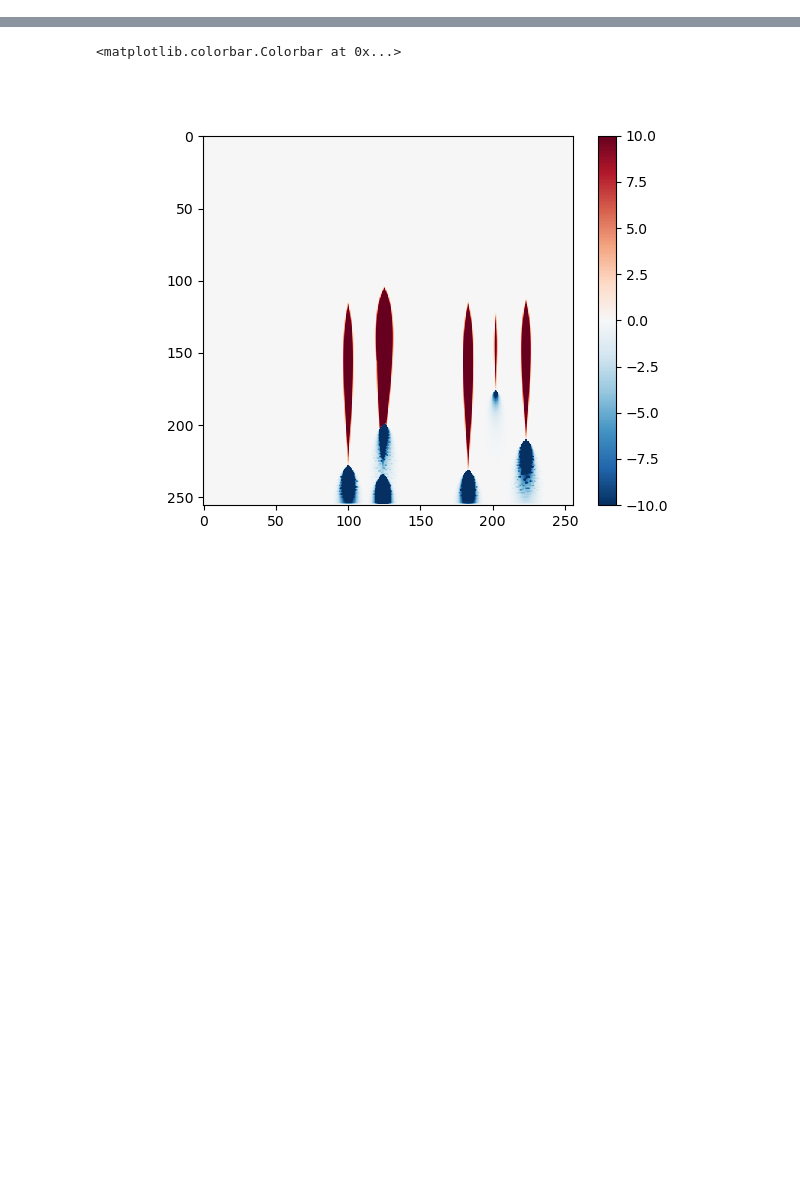
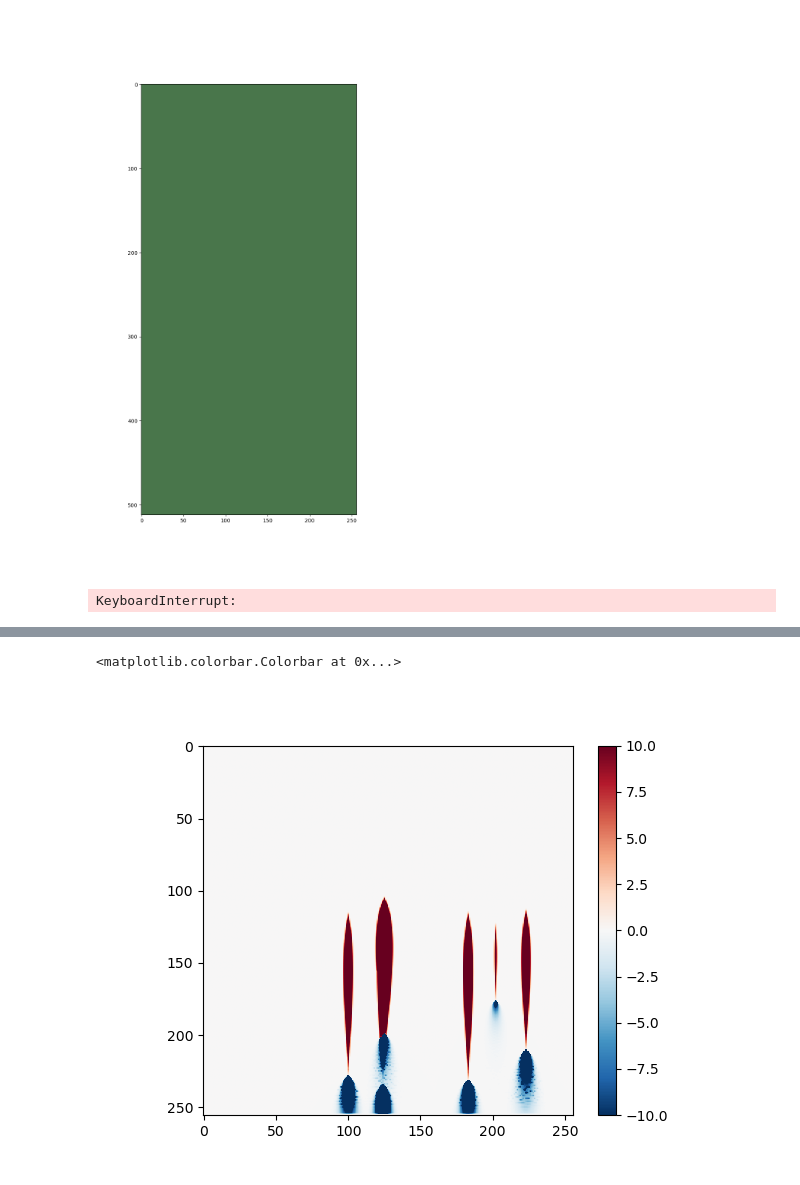
Before and after one commit to bgailleton/DAGGER, a Jupyter notebook: notebooks/popscape/Tsc_0_ basics-Copy1.ipynb, the cells around one changed output, grey strips where cells are left out. Saved outputs shown, nothing was run; the diff lists cells and outputs as text; code cells hidden in the pictures; blank space fills up the shorter version.

```diff
--- a/notebooks/popscape/Tsc_0_ basics-Copy1.ipynb
+++ b/notebooks/popscape/Tsc_0_ basics-Copy1.ipynb
@@ -106,0 +1,40 @@ ts.set_single_sea_level(sea_level)
+# %%
+import matplotlib.pyplot as plt
+import numpy as np
+import dagger as psc
+from scipy.ndimage import gaussian_filter
+
+
+%matplotlib widget
+
+def init_plot(rshp, figsize = None):
+    fig, ax = plt.subplots(figsize = figsize)
+    dummy = np.zeros(rshp)
+    imhs = ax.imshow(dummy, cmap = "gray",vmin =0., vmax = 1)
+    imtopo = ax.imshow(dummy, cmap = "gist_earth", alpha = 0.5)
+    imbathy = ax.imshow(dummy, cmap = "ocean", alpha = 0.5)
+    imqw = ax.imshow(dummy, cmap = "Blues",alpha = 0.3, vmin = 2., vmax = 20)
+
+    return fig, ax, imhs, imtopo, imbathy, imqw
+
+
+
+def update_plot(fig,ax, ts, imhs, imqw, imtopo, imbathy, rshp, cuttoffQw):
+    imhs.set_data(ts.get_hillshade().reshape(rshp))
+    wat = np.log10(gaussian_filter(ts.get_Qw().reshape(rshp), 1) +1).reshape(rshp)
+    wat[wat < cuttoffQw] = np.nan
+    imqw.set_data(wat)
+    imqw.set_clim(0, np.nanmax(wat))
+
+    otopo = ts.get_topo().reshape(rshp)
+    topo = otopo.copy()
+    topo[topo<=0] = np.nan
+    imtopo.set_data(topo)
+    imtopo.set_clim(0, np.nanmax(topo))
+
+    bathy = otopo.copy()
+    bathy[bathy>0] = np.nan
+    imbathy.set_data(bathy)
+    imbathy.set_clim(np.nanmin(bathy), 0)
+
+    fig.canvas.draw()
@@ -107,3 +138,28 @@ ts.set_single_sea_level(sea_level)
+# %%
+fig, ax, imhs, imtopo, imbathy, imqw = init_plot(rshp, figsize = (8,15))
+cuttoffQ = 6.5
+# %% [output]
+[figure, added]
+# %%
+ndt = 50000
+nupdate = 1
+
+# Main loop
+for i in range(ndt):
+    # if(i<1000):
+    #     ts.set_dt(dt*0.7)
+    # else:
+    #     ts.set_dt(dt*0.5)
+
+    ts.run()
+    # ts.run_SFD(dt)
+    ts.external_uplift(Urate, dt, True)
+
+    # If nupdate^th timestep: I update the fig
+    if(i%nupdate == 0):
+        update_plot(fig,ax, ts, imhs, imqw, imtopo, imbathy, rshp, cuttoffQ)
+# %% [output]
+KeyboardInterrupt:
 # %%
 water = False
 sediment = False
```
Also changed, not shown: parts of 7 cells of this notebook, 5 other files.
